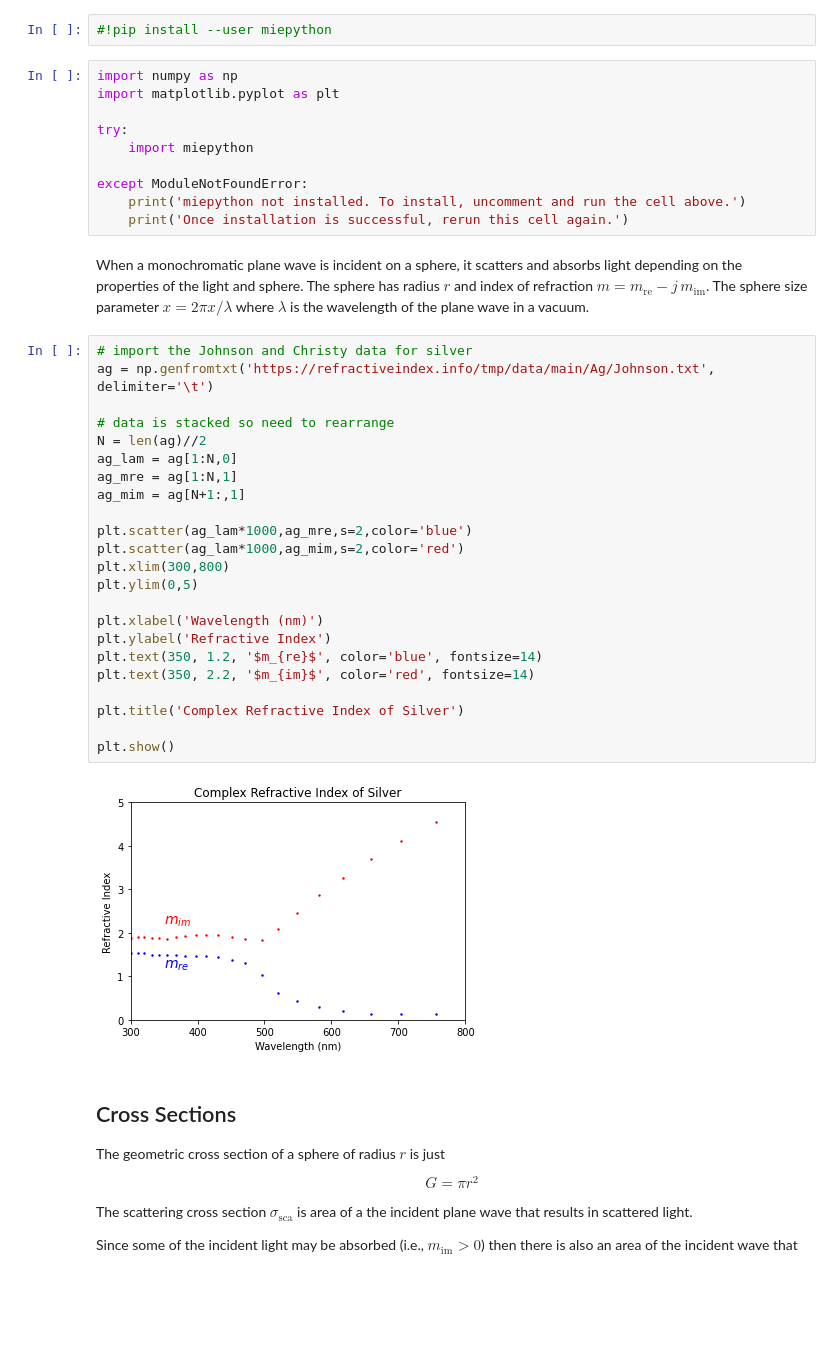
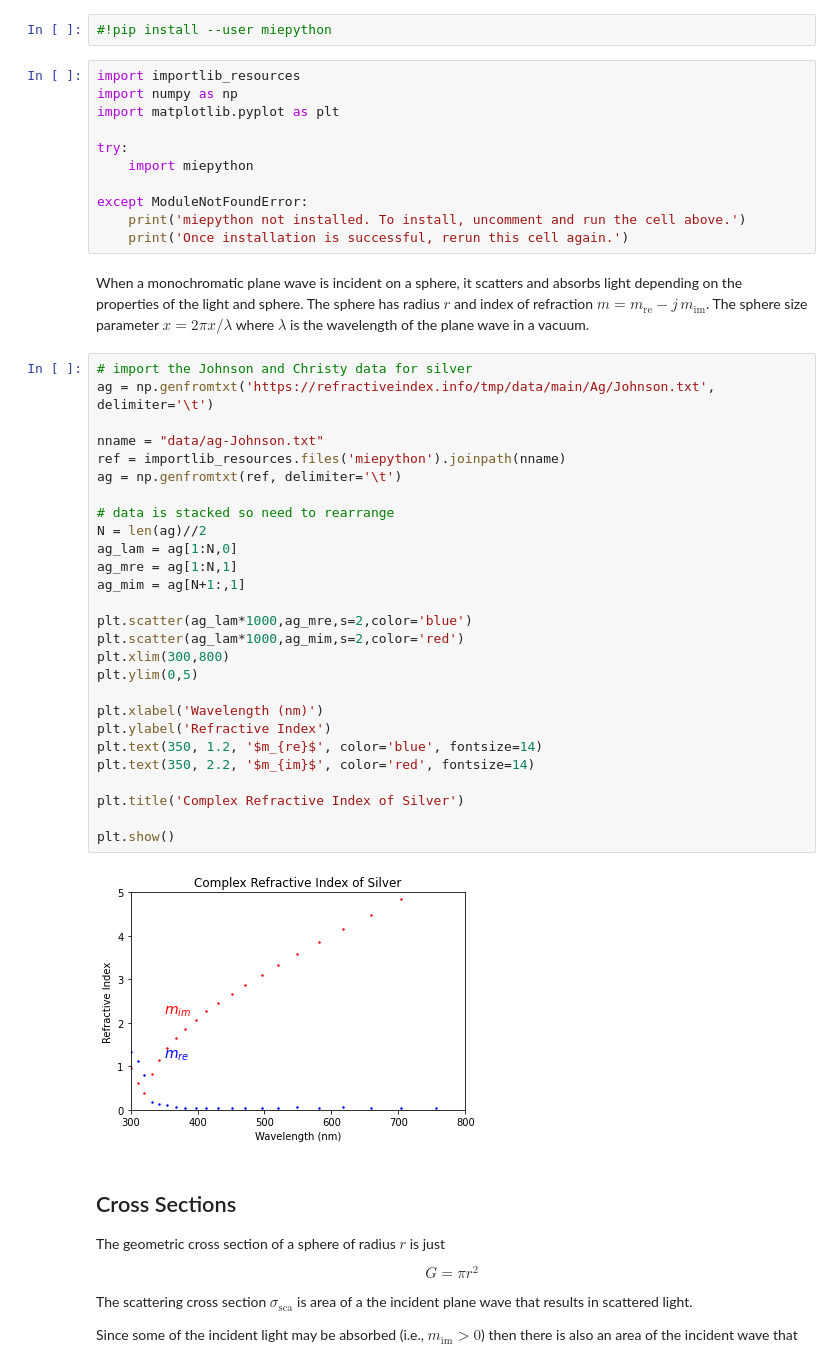
Before and after one commit to scottprahl/miepython, a Jupyter notebook: docs/02_efficiencies.ipynb, the cells around one changed output. Cells and saved outputs as stored; diff of their text form; blank space fills up the shorter version.

Commit message:
add silver data

```diff
--- a/docs/02_efficiencies.ipynb
+++ b/docs/02_efficiencies.ipynb
@@ -9,6 +9,7 @@
 # %%
 #!pip install --user miepython
 # %%
+import importlib_resources
 import numpy as np
 import matplotlib.pyplot as plt
 
@@ -23,28 +24,32 @@ When a monochromatic plane wave is incident on a sphere, it scatters and absorbs
 # %%
 # import the Johnson and Christy data for silver
 ag = np.genfromtxt('https://refractiveindex.info/tmp/data/main/Ag/Johnson.txt', delimiter='\t')
+
+nname = "data/ag-Johnson.txt"
+ref = importlib_resources.files('miepython').joinpath(nname)
+ag = np.genfromtxt(ref, delimiter='\t')
 
 # data is stacked so need to rearrange
 N = len(ag)//2
 ag_lam = ag[1:N,0]
 ag_mre = ag[1:N,1]
 ag_mim = ag[N+1:,1]
 
 plt.scatter(ag_lam*1000,ag_mre,s=2,color='blue')
 plt.scatter(ag_lam*1000,ag_mim,s=2,color='red')
 plt.xlim(300,800)
 plt.ylim(0,5)
 
 plt.xlabel('Wavelength (nm)')
 plt.ylabel('Refractive Index')
 plt.text(350, 1.2, '$m_{re}$', color='blue', fontsize=14)
 plt.text(350, 2.2, '$m_{im}$', color='red', fontsize=14)
 
 plt.title('Complex Refractive Index of Silver')
 
 plt.show()
 # %% [output]
-[figure, old version]
+[figure, new version]
 # %% [markdown]
 ## Cross Sections
 
```
Also changed, not shown: 1 other file.
